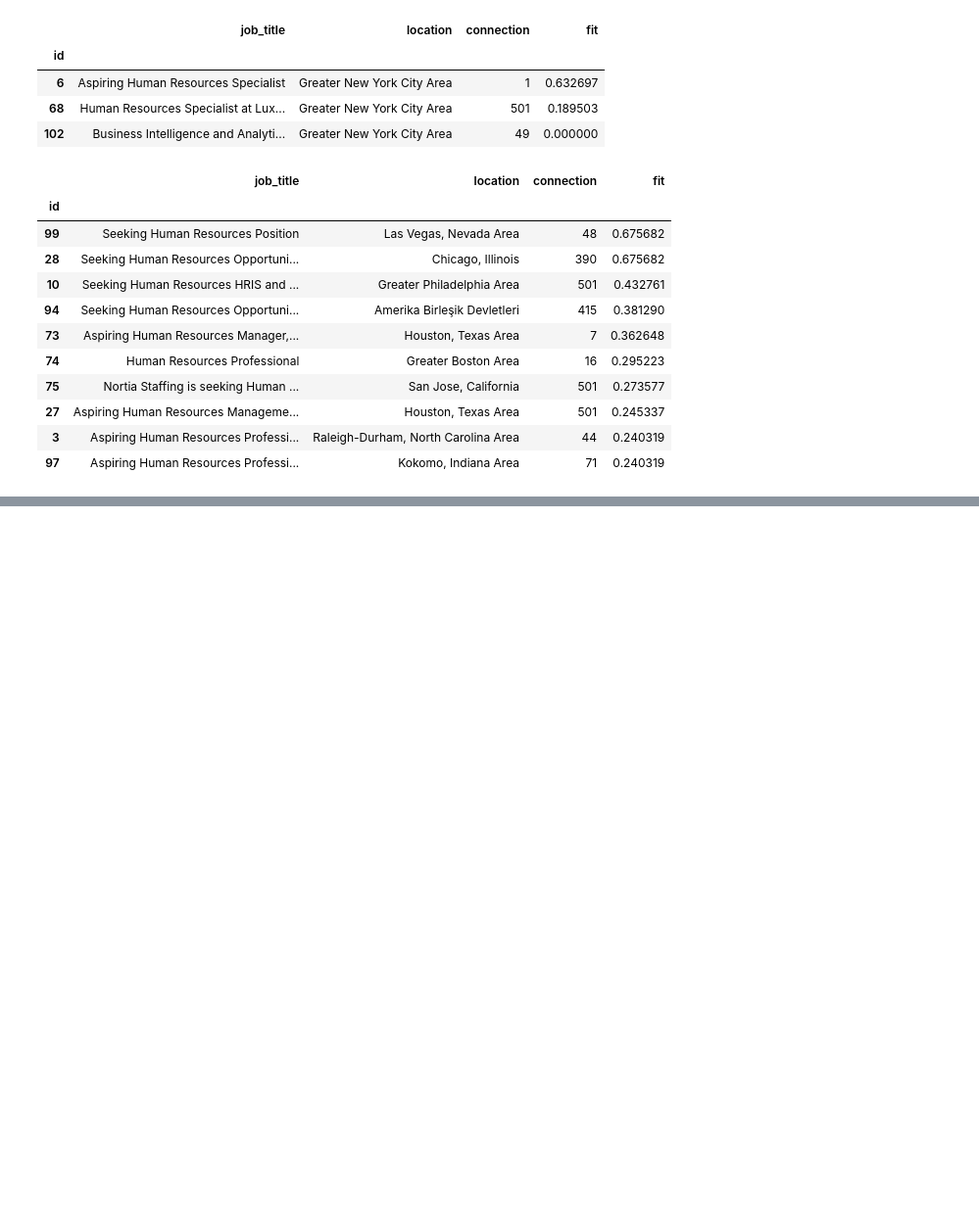
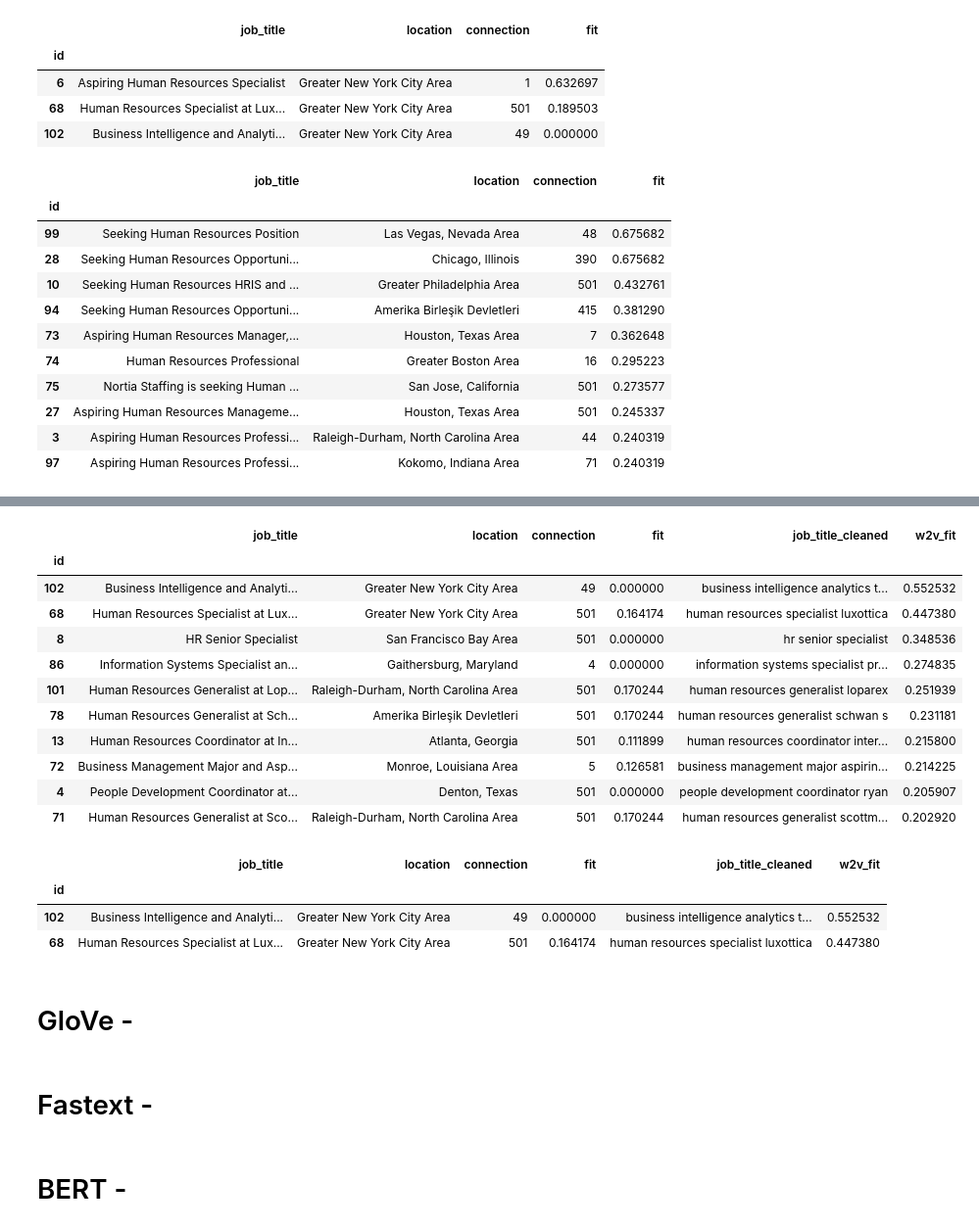
Before and after one commit to kre8tions/Apziva, a Jupyter notebook: tirMlkapx4XpMRlG/tirMlkapx4XpMRlG.ipynb, the cells around one changed output, grey strips where cells are left out. Shown at 98% size. Cells and saved outputs as stored; diff of their text form; code cells hidden in the pictures; blank space fills up the shorter version.

```diff
--- a/tirMlkapx4XpMRlG/tirMlkapx4XpMRlG.ipynb
+++ b/tirMlkapx4XpMRlG/tirMlkapx4XpMRlG.ipynb
@@ -230,0 +440,22 @@ top_candidates(n = 10, by = 'fit', ascending = False, min_con = 0)
+# %%
+top_candidates(n = 10, by = 'w2v_fit', ascending = False, min_con = 0)
+# %% [output]
+|  | job_title | location | connection | fit | job_title_cleaned | w2v_fit |
+| id |  |  |  |  |  |  |
+| 102 | Business Intelligence and Analyti... | Greater New York City Area | 49 | 0.000000 | business intelligence analytics t... | 0.552532 |
+| 68 | Human Resources Specialist at Lux... | Greater New York City Area | 501 | 0.164174 | human resources specialist luxottica | 0.447380 |
+| 8 | HR Senior Specialist | San Francisco Bay Area | 501 | 0.000000 | hr senior specialist | 0.348536 |
+| 86 | Information Systems Specialist an... | Gaithersburg, Maryland | 4 | 0.000000 | information systems specialist pr... | 0.274835 |
+| 101 | Human Resources Generalist at Lop... | Raleigh-Durham, North Carolina Area | 501 | 0.170244 | human resources generalist loparex | 0.251939 |
+| 78 | Human Resources Generalist at Sch... | Amerika Birleşik Devletleri | 501 | 0.170244 | human resources generalist schwan s | 0.231181 |
+| 13 | Human Resources Coordinator at In... | Atlanta, Georgia | 501 | 0.111899 | human resources coordinator inter... | 0.215800 |
+| 72 | Business Management Major and Asp... | Monroe, Louisiana Area | 5 | 0.126581 | business management major aspirin... | 0.214225 |
+| 4 | People Development Coordinator at... | Denton, Texas | 501 | 0.000000 | people development coordinator ryan | 0.205907 |
+| 71 | Human Resources Generalist at Sco... | Raleigh-Durham, North Carolina Area | 501 | 0.170244 | human resources generalist scottm... | 0.202920 |
+# %%
+top_candidates(n = 10, by = 'w2v_fit', ascending = False, min_con = 20, location = 'Greater New York City Area')
+# %% [output]
+|  | job_title | location | connection | fit | job_title_cleaned | w2v_fit |
+| id |  |  |  |  |  |  |
+| 102 | Business Intelligence and Analyti... | Greater New York City Area | 49 | 0.000000 | business intelligence analytics t... | 0.552532 |
+| 68 | Human Resources Specialist at Lux... | Greater New York City Area | 501 | 0.164174 | human resources specialist luxottica | 0.447380 |
@@ -231,3 +478,9 @@ top_candidates(n = 10, by = 'fit', ascending = False, min_con = 0)
+# %% [markdown]
+# GloVe -
+# %% [markdown]
+# Fastext -
+# %% [markdown]
+# BERT -
 # %%
 # Input candidates, query term, location, etc
 # %%
```
Also changed, not shown: parts of 29 cells of this notebook.
